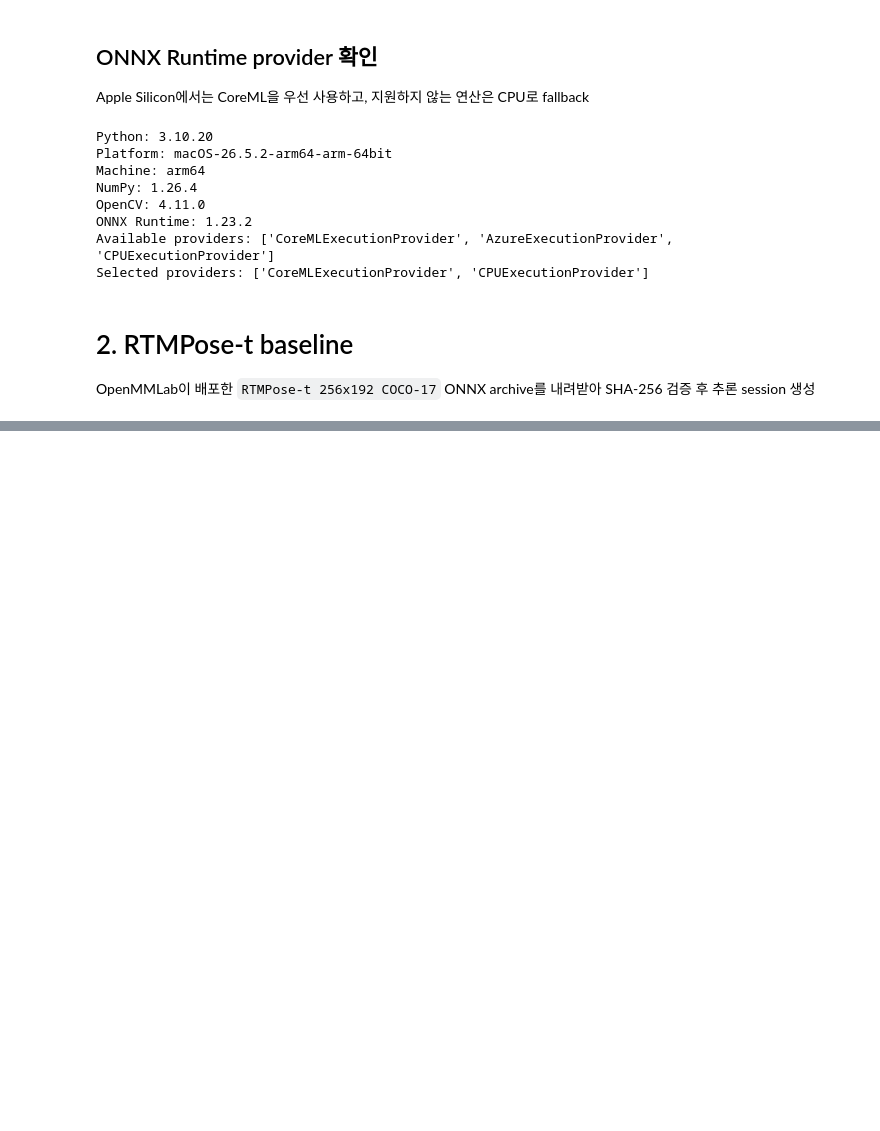
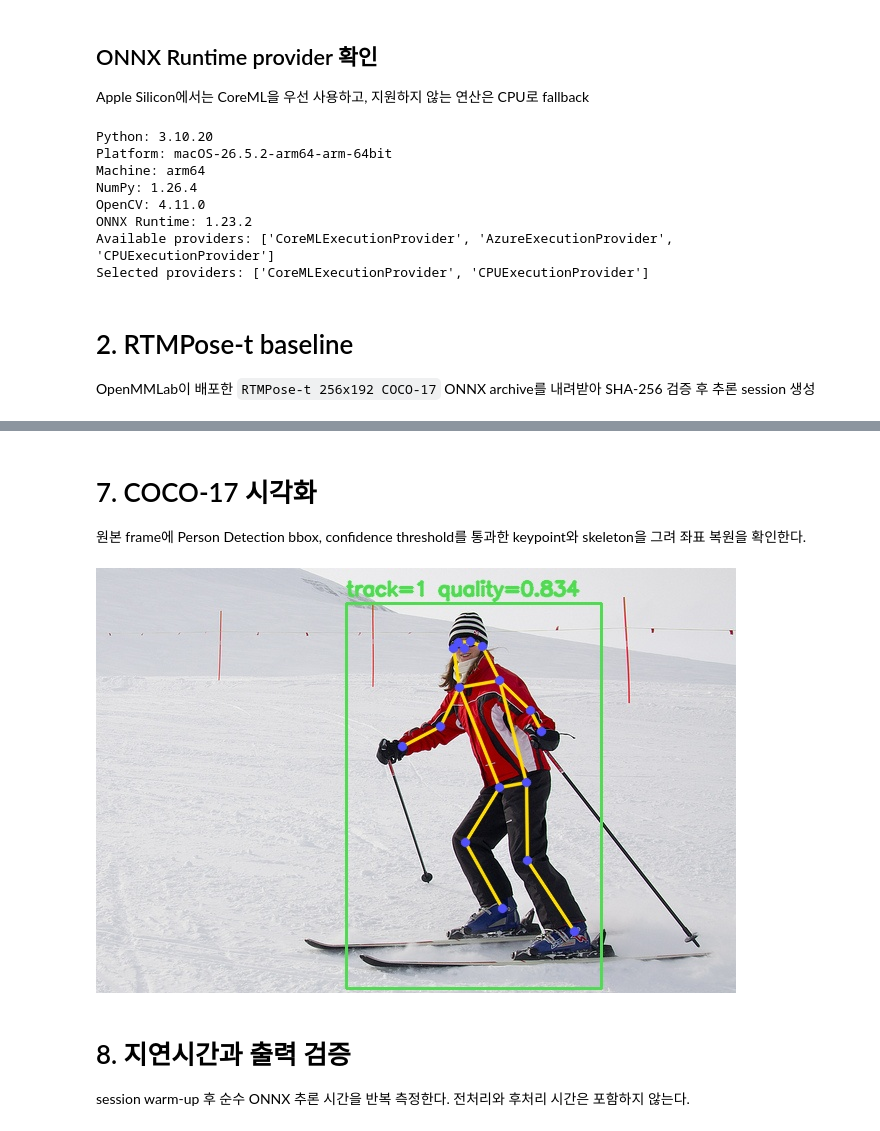
Before and after one commit to mumallaeng/wardy, a Jupyter notebook: ml/notebook/M03_pose_estimation.ipynb, the cells around one changed output, grey strips where cells are left out. Cells and saved outputs as stored; diff of their text form; code cells hidden in the pictures; blank space fills up the shorter version.

Commit message:
feat(ml): complete RTMPose keypoint inference baseline

```diff
--- a/ml/notebook/M03_pose_estimation.ipynb
+++ b/ml/notebook/M03_pose_estimation.ipynb
@@ -191,0 +335,18 @@ RTMPose-t 모델 session 준비 완료. 다음 작업은 Person Detection의 사
+# %%
+pose_input_name = pose_session.get_inputs()[0].name
+pose_output_names = [output.name for output in pose_session.get_outputs()]
+simcc_x, simcc_y = pose_session.run(
+    pose_output_names,
+    {pose_input_name: pose_input_tensor},
+)
+
+expected_x_bins = int(MODEL_INPUT_SIZE[0] * SIMCC_SPLIT_RATIO)
+expected_y_bins = int(MODEL_INPUT_SIZE[1] * SIMCC_SPLIT_RATIO)
+assert simcc_x.shape == (1, 17, expected_x_bins)
+assert simcc_y.shape == (1, 17, expected_y_bins)
+
+print(f"Session providers: {pose_session.get_providers()}")
+print(f"Input binding: {pose_input_name} {pose_input_tensor.shape}")
+print(f"simcc_x: {simcc_x.shape}")
+print(f"simcc_y: {simcc_y.shape}")
+print("RTMPose inference: success")
@@ -191,0 +429,58 @@ RTMPose-t 모델 session 준비 완료. 다음 작업은 Person Detection의 사
+# %% [markdown]
+# 7. COCO-17 시각화
+
+원본 frame에 Person Detection bbox, confidence threshold를 통과한 keypoint와 skeleton을 그려 좌표 복원을 확인한다.
+# %%
+from IPython.display import Image, display
+
+COCO_SKELETON = (
+    (15, 13), (13, 11), (16, 14), (14, 12), (11, 12),
+    (5, 11), (6, 12), (5, 6), (5, 7), (7, 9),
+    (6, 8), (8, 10), (1, 2), (0, 1), (0, 2),
+    (1, 3), (2, 4), (3, 5), (4, 6),
+)
+KEYPOINT_THRESHOLD = 0.3
+
+def draw_pose(
+    frame: np.ndarray,
+    bbox_xyxy: np.ndarray,
+    keypoints: np.ndarray,
+    threshold: float = KEYPOINT_THRESHOLD,
+) -> np.ndarray:
+    canvas = frame.copy()
+    x1, y1, x2, y2 = bbox_xyxy.astype(int)
+    cv2.rectangle(canvas, (x1, y1), (x2, y2), (80, 220, 80), 2)
+
+    for start, end in COCO_SKELETON:
+        if keypoints[start, 2] >= threshold and keypoints[end, 2] >= threshold:
+            start_xy = tuple(np.rint(keypoints[start, :2]).astype(int))
+            end_xy = tuple(np.rint(keypoints[end, :2]).astype(int))
+            cv2.line(canvas, start_xy, end_xy, (0, 220, 255), 2, cv2.LINE_AA)
+
+    for x, y, confidence in keypoints:
+        if confidence >= threshold:
+            cv2.circle(
+                canvas, (int(round(x)), int(round(y))), 4, (255, 80, 80), -1,
+                cv2.LINE_AA,
+            )
+
+    cv2.putText(
+        canvas, f"track={person_input['track_id']} quality={pose_quality:.3f}",
+        (x1, max(24, y1 - 8)), cv2.FONT_HERSHEY_SIMPLEX, 0.65,
+        (80, 220, 80), 2, cv2.LINE_AA,
+    )
+    return canvas
+
+pose_visualization_bgr = draw_pose(
+    frame_bgr, person_input["bbox_xyxy"], keypoints_xyc
+)
+encoded, visualization_buffer = cv2.imencode(".jpg", pose_visualization_bgr)
+if not encoded:
+    raise RuntimeError("Failed to encode pose visualization")
+display(Image(data=visualization_buffer.tobytes()))
+# %% [output]
+[figure, added]
+# %% [markdown]
+# 8. 지연시간과 출력 검증
+
+session warm-up 후 순수 ONNX 추론 시간을 반복 측정한다. 전처리와 후처리 시간은 포함하지 않는다.
```
Also changed, not shown: parts of 13 cells of this notebook.
